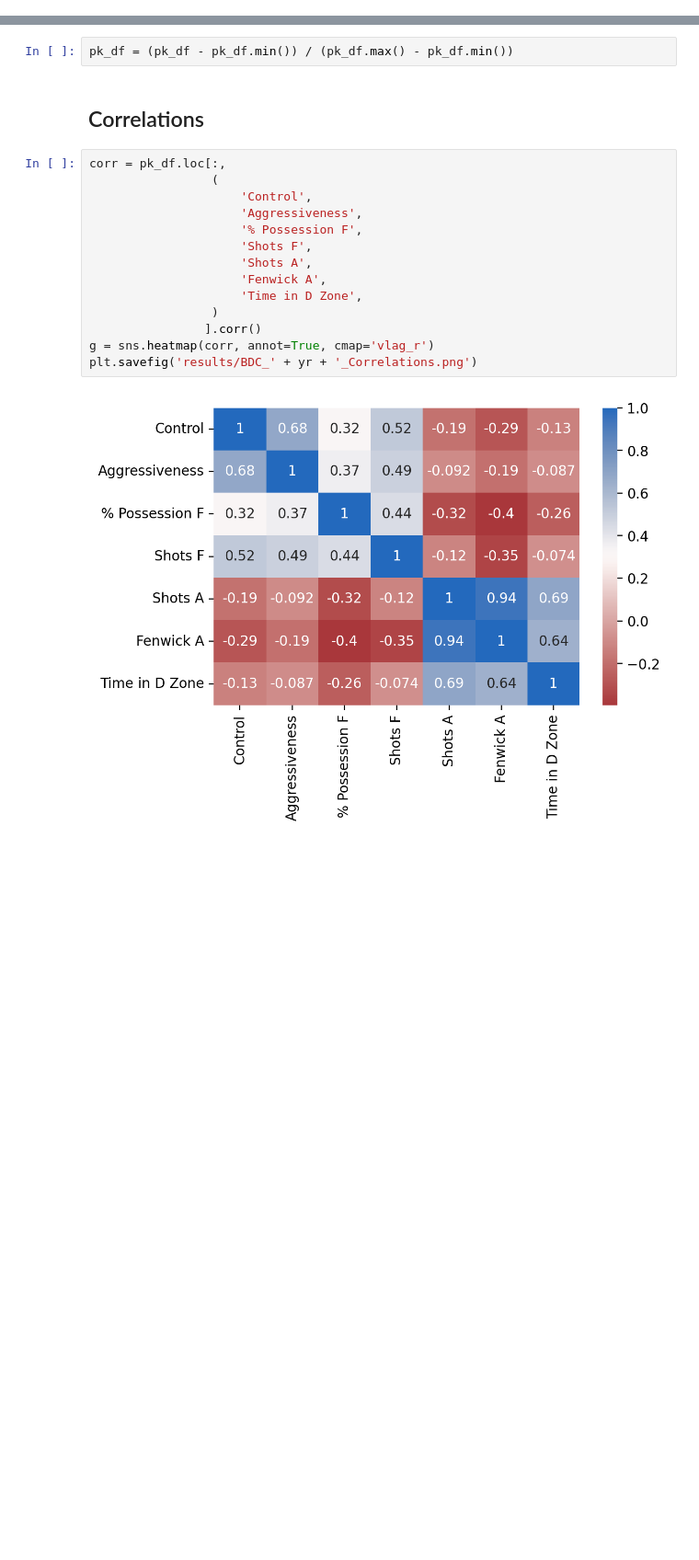
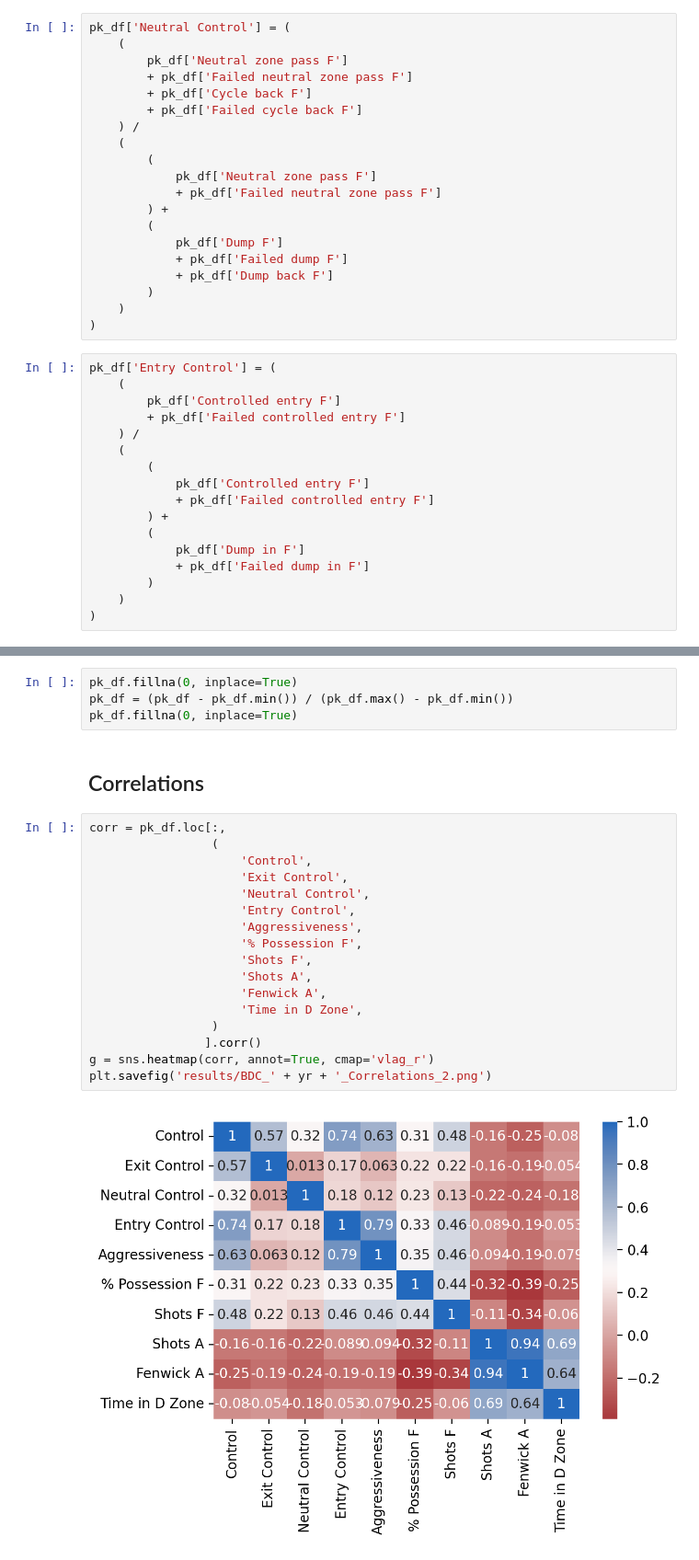
Before and after one commit to EmilyMWright/BDC-2024-PK-Control, a Jupyter notebook: analysis.ipynb, the cells around one changed output, grey strips where cells are left out. Shown: that part at 92% size. Drawn from its saved outputs; the diff is of its cells as text; blank space fills up the shorter version.

Commit message:
Split into exit, neutral, entry

```diff
--- a/analysis.ipynb
+++ b/analysis.ipynb
@@ -53,3 +75,40 @@ pk_df['Control'] = (
+# %%
+pk_df['Neutral Control'] = (
+    (
+        pk_df['Neutral zone pass F']
+        + pk_df['Failed neutral zone pass F']
+        + pk_df['Cycle back F']
+        + pk_df['Failed cycle back F']
+    ) /
+    (
+        (
+            pk_df['Neutral zone pass F']
+            + pk_df['Failed neutral zone pass F']
+        ) +
+        (
+            pk_df['Dump F']
+            + pk_df['Failed dump F']
+            + pk_df['Dump back F']
+        )
+    )
+)
+# %%
+pk_df['Entry Control'] = (
+    (
+        pk_df['Controlled entry F']
+        + pk_df['Failed controlled entry F']
+    ) /
+    (
+        (
+            pk_df['Controlled entry F']
+            + pk_df['Failed controlled entry F']
+        ) +
+        (
+            pk_df['Dump in F']
+            + pk_df['Failed dump in F']
+        )
+    )
+)
 # %% [markdown]
 ## Add penalty kill aggressiveness
 Interpreted as: seized opportunities enter the zone in a controlled manner
@@ -63,22 +122,27 @@ pk_df['Aggressiveness'] = (
 # %% [markdown]
 ## Normalize
 # %%
+pk_df.fillna(0, inplace=True)
 pk_df = (pk_df - pk_df.min()) / (pk_df.max() - pk_df.min())
+pk_df.fillna(0, inplace=True)
 # %% [markdown]
 ## Correlations
 # %%
 corr = pk_df.loc[:,
                  (
                      'Control',
+                     'Exit Control',
+                     'Neutral Control',
+                     'Entry Control',
                      'Aggressiveness',
                      '% Possession F',
                      'Shots F',
                      'Shots A',
                      'Fenwick A',
                      'Time in D Zone',
                  )
                 ].corr()
 g = sns.heatmap(corr, annot=True, cmap='vlag_r')
-plt.savefig('results/BDC_' + yr + '_Correlations.png')
+plt.savefig('results/BDC_' + yr + '_Correlations_2.png')
 # %% [output]
-[figure, old version]
+[figure, new version]
```
Also changed, not shown: parts of 3 cells of this notebook, 2 other files.
